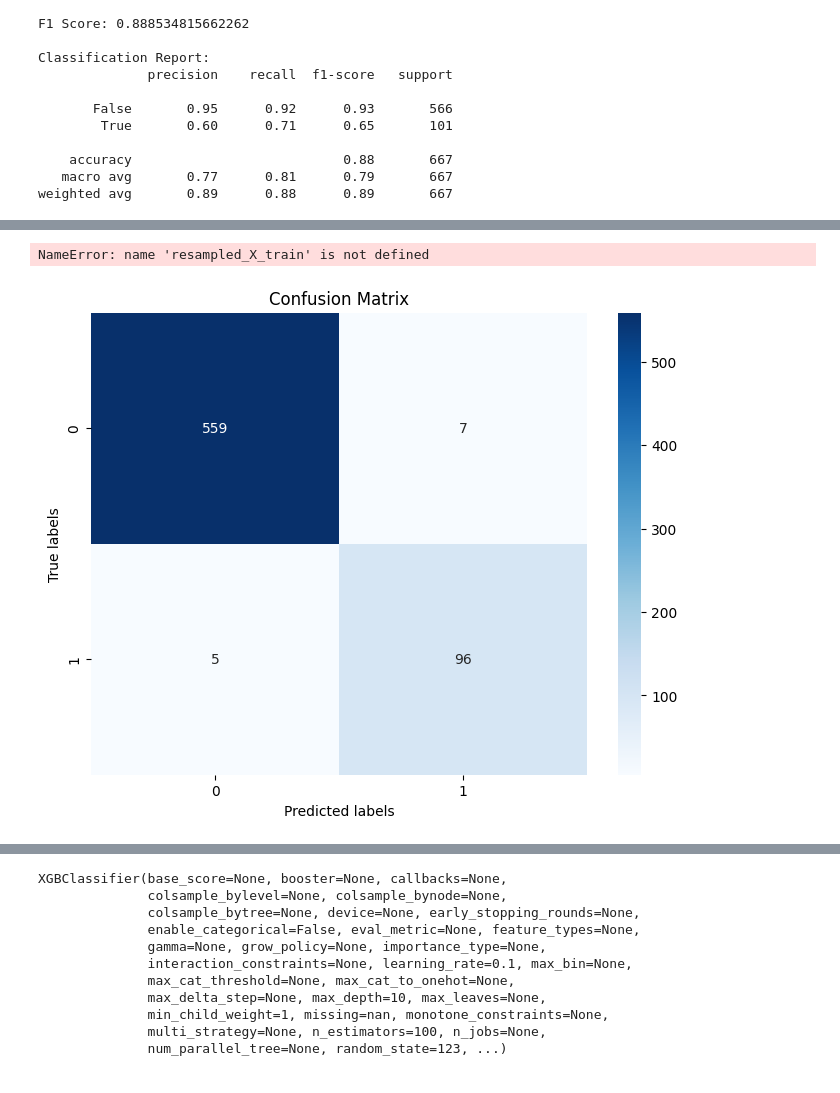
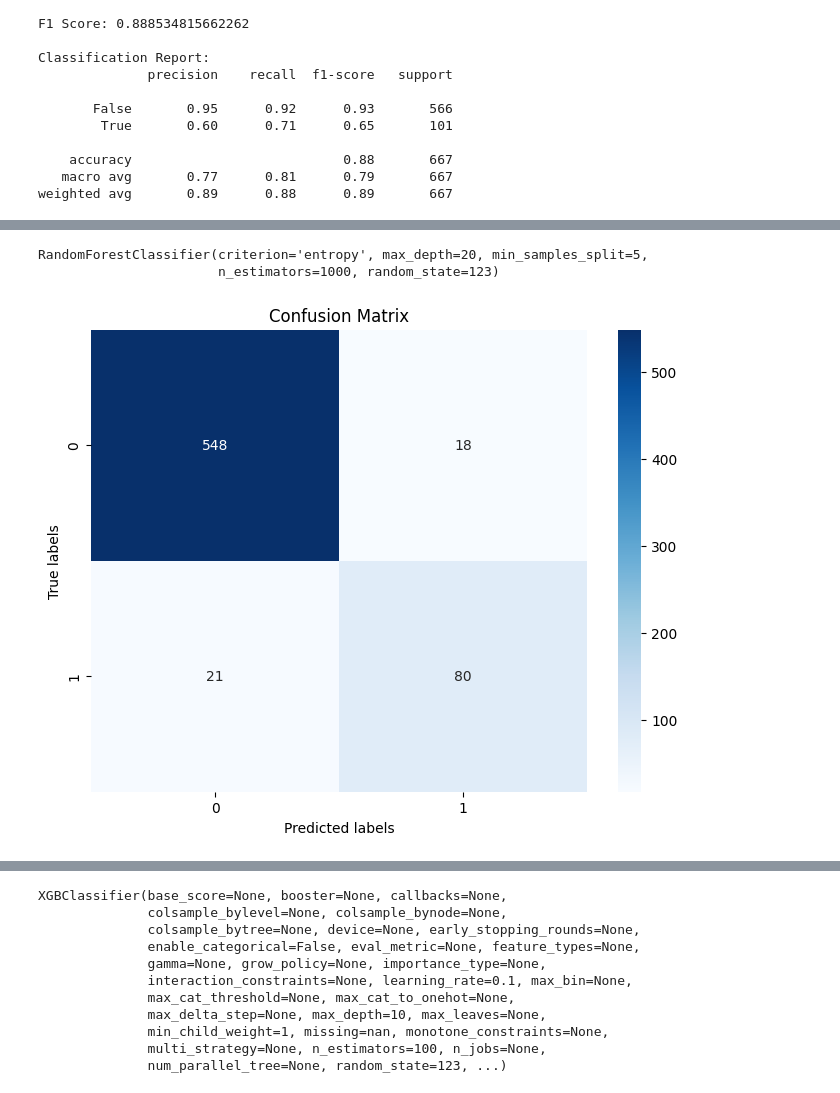
Before and after one commit to NgenziNevilleMativo/syriatel_customer_churn, a Jupyter notebook: index.ipynb, the cells around one changed output, grey strips where cells are left out. Cells and saved outputs as stored; diff of their text form; code cells hidden in the pictures.

```diff
--- a/index.ipynb
+++ b/index.ipynb
@@ -1585,32 +1483,29 @@ rf_tuned = RandomForestClassifier(criterion = 'entropy',
                                   n_estimators = 1000,
                                   random_state=123)
 #Fit the model on the training data
-rf_tuned.fit(resampled_X_train, resampled_y_train)
+rf_tuned.fit(X_train_smote, y_train_smote)
 # %% [output]
-NameError: name 'resampled_X_train' is not defined
+RandomForestClassifier(criterion='entropy', max_depth=20, min_samples_split=5,
+                       n_estimators=1000, random_state=123)
 # %%
 #Predict on the test data
 y_pred_tuned = rf_tuned.predict(X_test)
 # %%
-import matplotlib.pyplot as plt
-import seaborn as sns
-from sklearn.metrics import confusion_matrix
-
-# Predict on the test data
-y_pred_tuned = grid_search.best_estimator_.predict(X_test)
+# Predict on the test data using the tuned RandomForest classifier
+y_pred_tuned = rf_tuned.predict(X_test)
 
 # Calculate confusion matrix
 cm = confusion_matrix(y_test, y_pred_tuned)
 
 # Plot confusion matrix
 plt.figure(figsize=(8, 6))
 sns.heatmap(cm, annot=True, fmt="d", cmap="Blues")
 plt.xlabel("Predicted labels")
 plt.ylabel("True labels")
 plt.title("Confusion Matrix")
 plt.show()
 # %% [output]
-[figure, old version]
+[figure, new version]
 # %%
 #print the classification report
 print(classification_report(y_test,y_pred_tuned))
```
Also changed, not shown: parts of 15 cells of this notebook.
